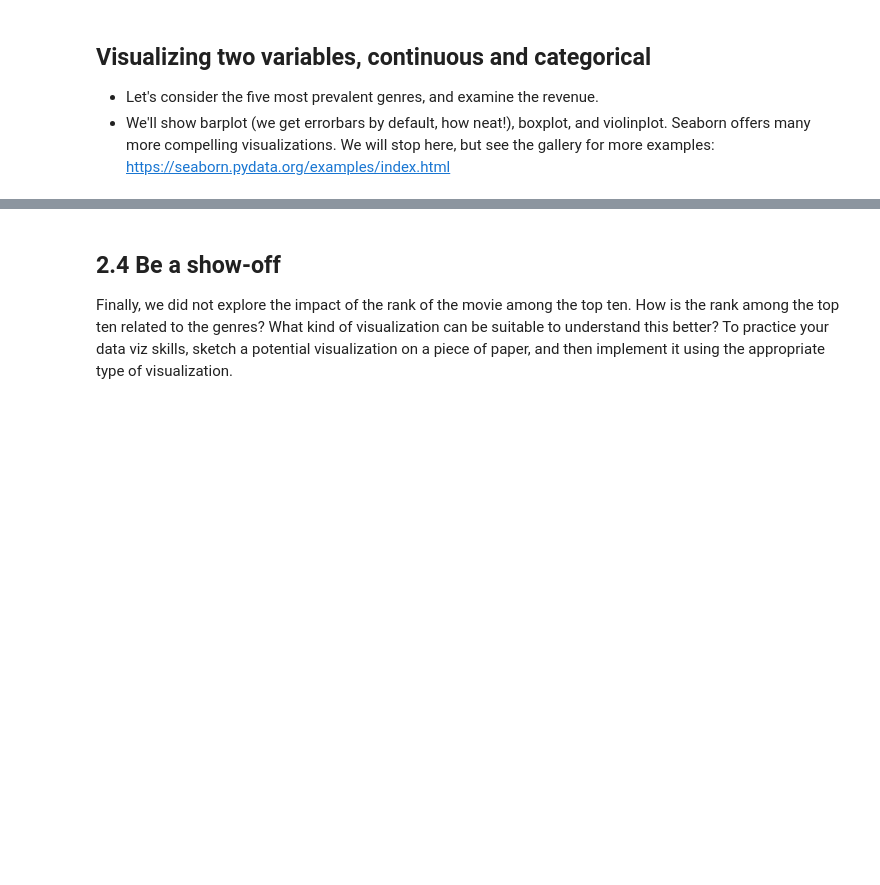
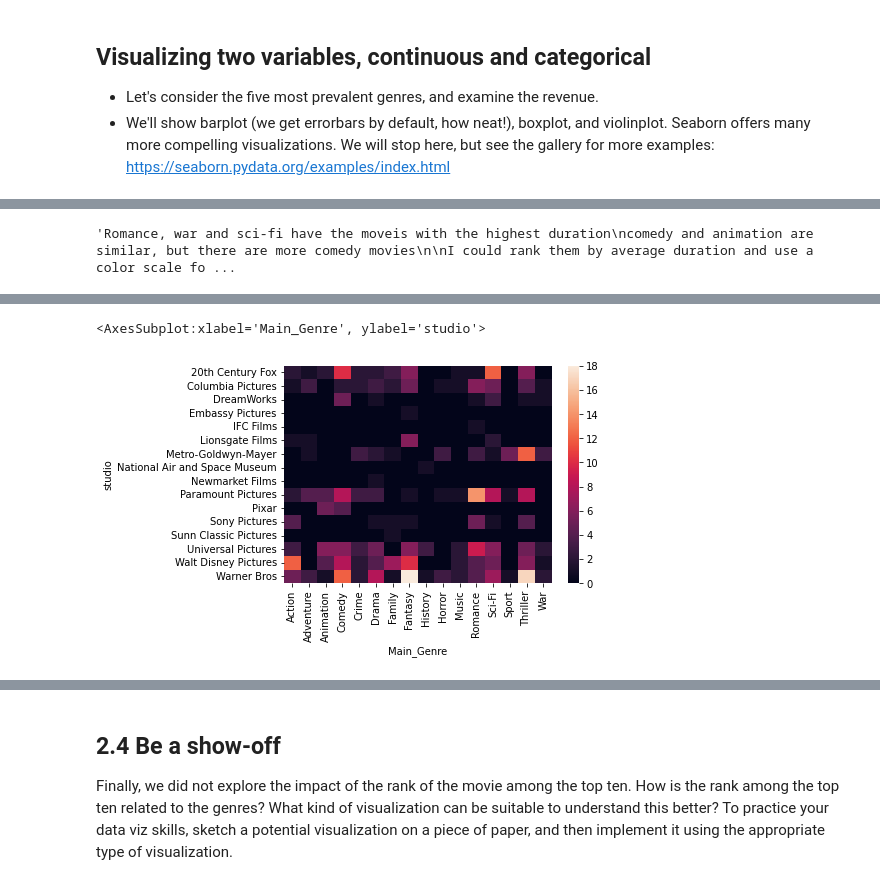
Before and after one commit to stefanoviel/2023, a Jupyter notebook: Exercises/02 - Data viz and data from the web/Becoming a DataVizard exercise.ipynb, the cells around one changed output, grey strips where cells are left out. Drawn from its saved outputs; the diff is of its cells as text; code cells hidden in the pictures; blank space fills up the shorter version.

```diff
--- a/Exercises/02 - Data viz and data from the web/Becoming a DataVizard exercise.ipynb
+++ b/Exercises/02 - Data viz and data from the web/Becoming a DataVizard exercise.ipynb
@@ -267,3 +242,11 @@ Name: length, dtype: object
+# %%
+# Write your interpretation here
+"""Romance, war and sci-fi have the moveis with the highest duration
+comedy and animation are similar, but there are more comedy movies
+
+I could rank them by average duration and use a color scale for the pltos"""
+# %% [output]
+'Romance, war and sci-fi have the moveis with the highest duration\ncomedy and animation are similar, but there are more comedy movies\n\nI could rank them by average duration and use a color scale fo ...
 # %% [markdown]
 ## 2.3 Heatmaps
 
@@ -282,3 +265,10 @@ Name: length, dtype: object
 <img src="figure4.jpg" style="width: 500px;" align="left">
 # %%
 # Write your code to make the first heatmap here
+
+grouped_studio_genre = movies.groupby(by=['studio', 'Main_Genre']).size().reset_index(name ='count')
+table = grouped_studio_genre.pivot(index = 'studio', columns='Main_Genre', values = 'count').fillna(0)
+sns.heatmap(table)
+# %% [output]
+<AxesSubplot:xlabel='Main_Genre', ylabel='studio'>
+[figure, added]
```
Also changed, not shown: parts of 30 cells of this notebook, 1 other file.
